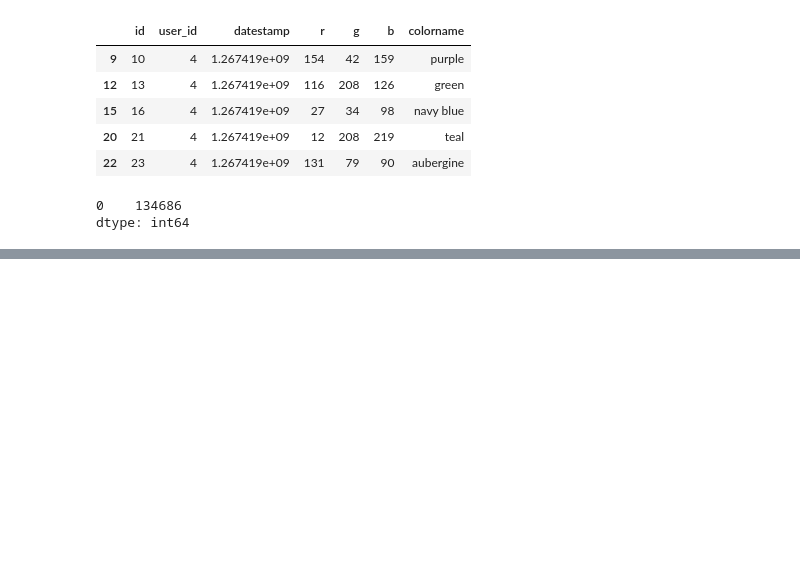
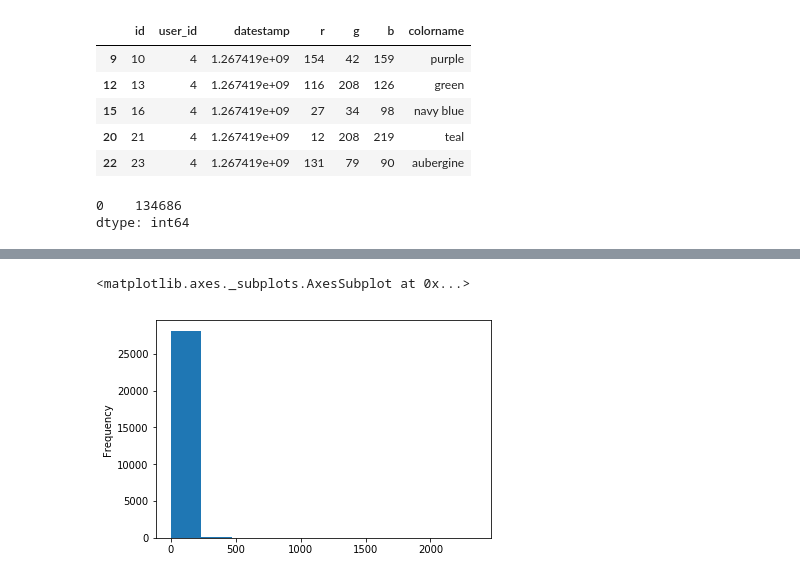
Before and after one commit to jasminedevv/DS1.1-Jupyter, a Jupyter notebook: notebooks/Color Survey Project/Analysis.ipynb, the cells around one changed output, grey strips where cells are left out. Cells and saved outputs as stored; diff of their text form; code cells hidden in the pictures; blank space fills up the shorter version.

```diff
--- a/notebooks/Color Survey Project/Analysis.ipynb
+++ b/notebooks/Color Survey Project/Analysis.ipynb
@@ -135,0 +160,5 @@ dtype: int64
+# %%
+xx_chroms["user_id"].value_counts().plot(kind="hist")
+# %% [output]
+<matplotlib.axes._subplots.AxesSubplot at 0x...>
+[figure, added]
```
Also changed, not shown: parts of 9 cells of this notebook.
